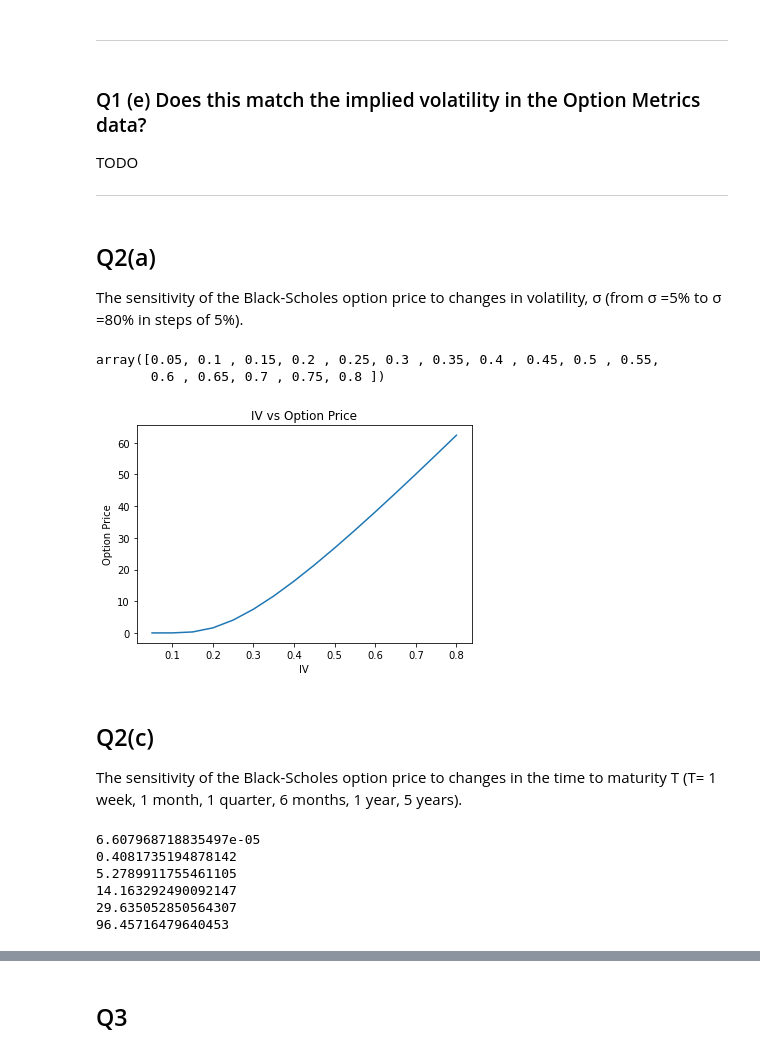
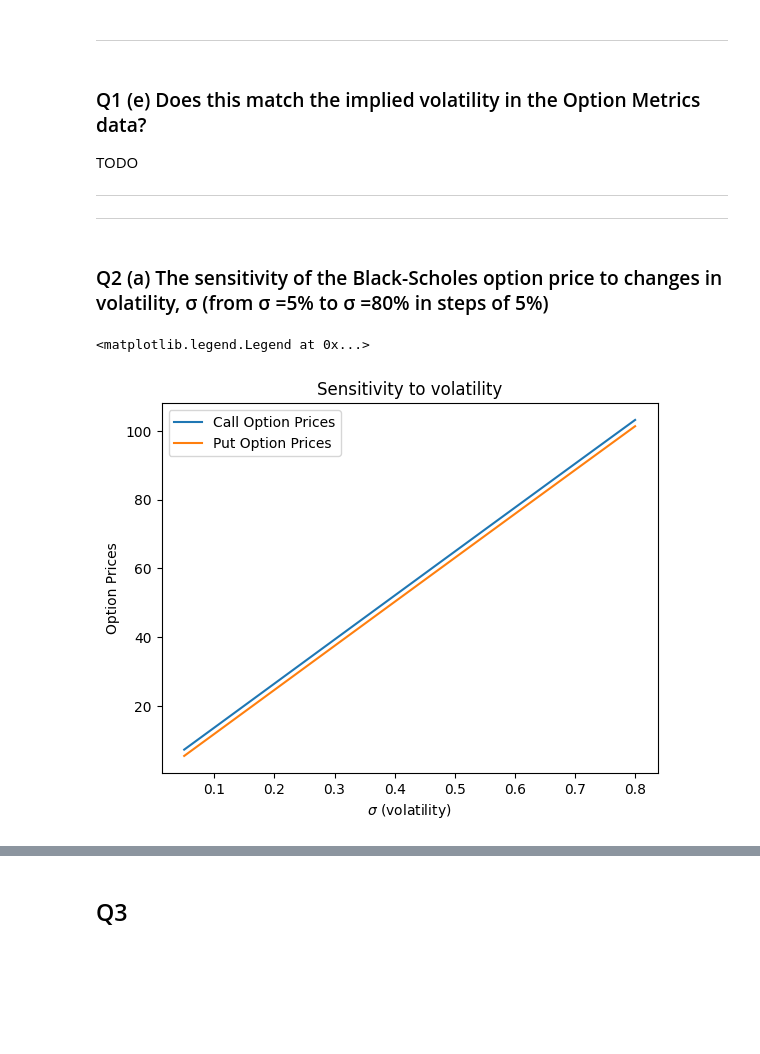
Before and after one commit to kuntojirohan/options-pricing-project, a Jupyter notebook: derivatives_assignment.ipynb, the cells around one changed output, grey strips where cells are left out. Cells and saved outputs as stored; diff of their text form; code cells hidden in the pictures; blank space fills up the shorter version.

```diff
--- a/derivatives_assignment.ipynb
+++ b/derivatives_assignment.ipynb
@@ -287,15 +289,27 @@ Actual implied vol used for ATM put BS price:  0.16027
 TODO
 
 ---
+---
 # %% [markdown]
-## Q2(a)
-
-The sensitivity of the Black-Scholes option price to changes in volatility, σ (from σ =5% to
-σ =80% in steps of 5%).
+### Q2 (a) The sensitivity of the Black-Scholes option price to changes in volatility, σ (from σ =5% to σ =80% in steps of 5%)
 # %%
-#Range of values from 5% - 80% in steps of 5%
-x = np.arange(0.05, 0.85, 0.05)
-x
+# Range of values from 5% to 80% in steps of 5%
+sigmaRange = np.arange(0.05, 0.85, 0.05)
+
+callPricesForSigma = [BsOption(spot=spxSpot, strike=callAtmData.Strike, time=timeToExpiry, \
+                               intRate=zeroRate, divY=divYield, sigma=sig)
+                      .price(optType='C') for sig in sigmaRange]
+putPricesForSigma = [BsOption(spot=spxSpot, strike=putAtmData.Strike, time=timeToExpiry, \
+                               intRate=zeroRate, divY=divYield, sigma=sig)
+                      .price(optType='P') for sig in sigmaRange]
+
+# plot the sigma values against call & put prices
+plt.plot(sigmaRange, callPricesForSigma, label='Call Option Prices')
+plt.plot(sigmaRange, putPricesForSigma, label='Put Option Prices')
+plt.xlabel('$\sigma$ (volatility)')
+plt.ylabel('Option Prices')
+plt.title('Sensitivity to volatility')
+plt.legend()
 # %% [output]
-array([0.05, 0.1 , 0.15, 0.2 , 0.25, 0.3 , 0.35, 0.4 , 0.45, 0.5 , 0.55,
-       0.6 , 0.65, 0.7 , 0.75, 0.8 ])
+<matplotlib.legend.Legend at 0x...>
+[figure, added]
@@ -320,38 +315,0 @@ q2_df = pd.DataFrame({'IV':x, 'BSM Option Price':arr})
-# %%
-def plot_sensitivity(df, column1, column2):
-    '''
-    Function to produce resused graphs
-    '''
-    plt.plot(df[column1], df[column2])
-    plt.xlabel(f"{column1}")
-    plt.ylabel("Option Price")
-    plt.title(f"{column1} vs Option Price")
-
-
-plot_sensitivity(q2_df, "IV", 'BSM Option Price')
-# %% [output]
-[figure, removed]
-# %% [markdown]
-## Q2(c)
-
-The sensitivity of the Black-Scholes option price to changes in the time to maturity T (T= 1
-week, 1 month, 1 quarter, 6 months, 1 year, 5 years).
-# %%
-T_arr = np.array([1/52, 1/12, 3/12, 6/12, 1, 5])
-bsm_T_list = []
-
-for i in T_arr:
-    res_2 = BSM(K, i, S0, r, y, sigma)
-    print(res_2[0])
-    bsm_T_list.append(res_2[0])
-
-
-
-bsm_T_arr = np.array(bsm_T_list)
-# %% [output]
-6.607968718835497e-05
-0.4081735194878142
-5.2789911755461105
-14.163292490092147
-29.635052850564307
-96.45716479640453
```
Also changed, not shown: parts of 21 cells of this notebook.
